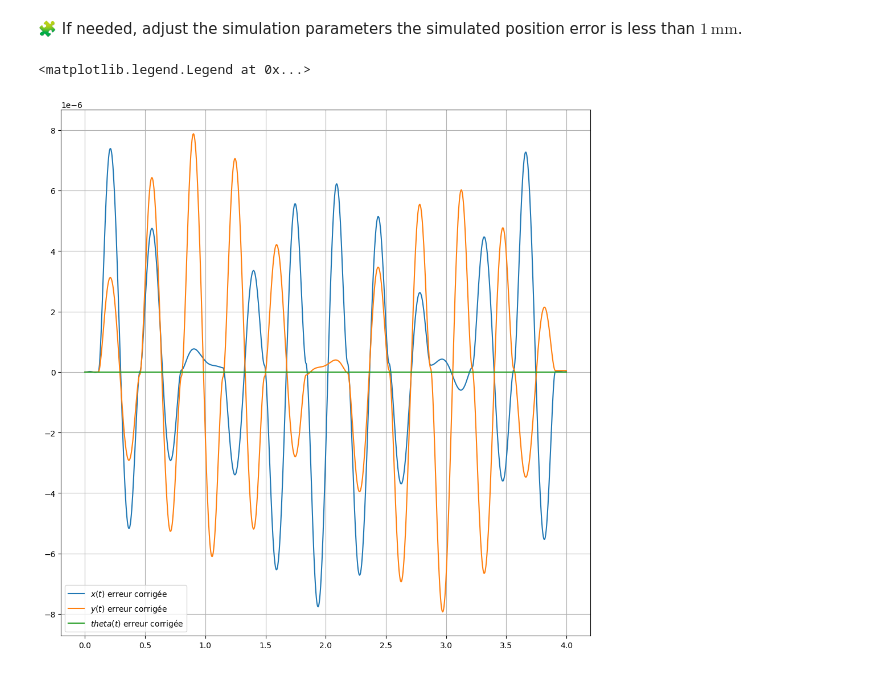
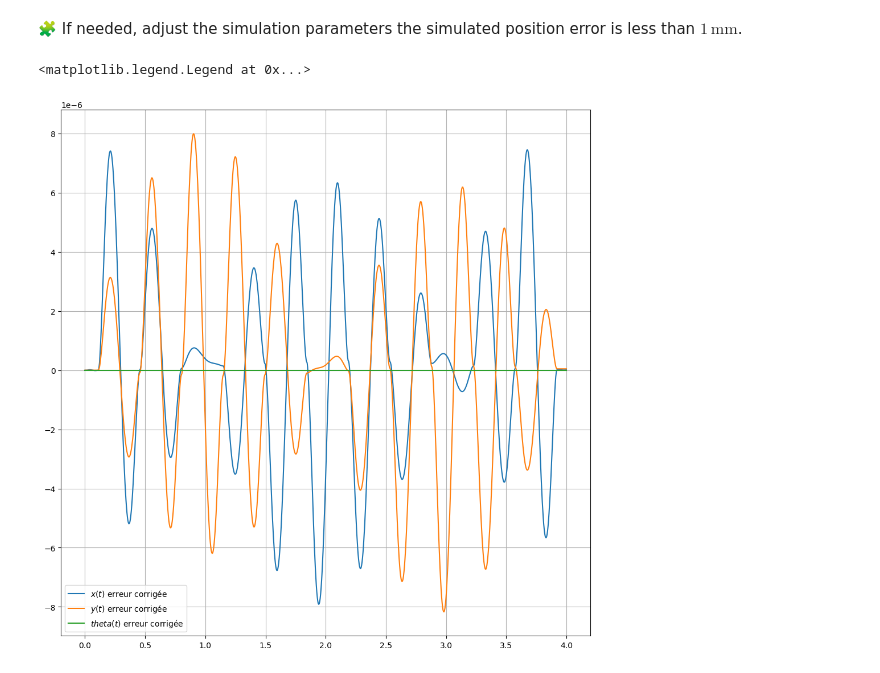
Before and after one commit to LahbibAll/control-engineering-with-python-project-2023-2024, a Jupyter notebook: Project-part-1.ipynb, the cells around one changed output. Drawn from its saved outputs; the diff is of its cells as text; code cells hidden in the pictures.

```diff
--- a/Project-part-1.ipynb
+++ b/Project-part-1.ipynb
@@ -238,16 +238,16 @@ ax2.legend()
 l=0.5
 r=0.125
 # %%
-resultat = solve_ivp(fun=fun, t_span =(0.0, 4.0), y0=[0.0, 0.0, 0.0], rtol=e-3, dense_output=True)
+resultat = solve_ivp(fun=fun, t_span =(0.0, 4.0), y0=[0.0, 0.0, 0.0],  atol = 1e-6, rtol = 1e-8, dense_output=True)
 t = linspace(0.0, 4.0, 1000)
 xt, yt, theta = resultat["sol"](t)
 fig=figure(figsize=(12, 12))
 ax1= fig.subplots(1, sharex=True)
 ax1.grid(True)
 ax1.plot(t , xt - 2*sin(pi*t/2), label="$x(t)$ erreur corrigée")
 ax1.plot(t , yt + 2*cos(pi*t/2)-2 , label="$y(t)$ erreur corrigée")
 ax1.plot(t , theta - pi*t/2 , label="$theta(t)$ erreur corrigée")
 ax1.legend()
 # %% [output]
 <matplotlib.legend.Legend at 0x...>
-[figure, old version]
+[figure, new version]
```
